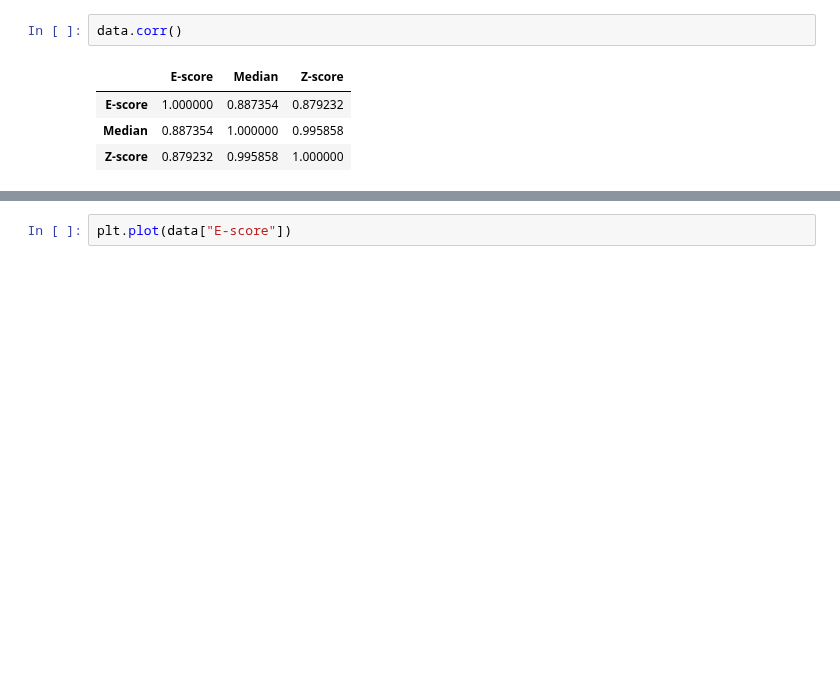
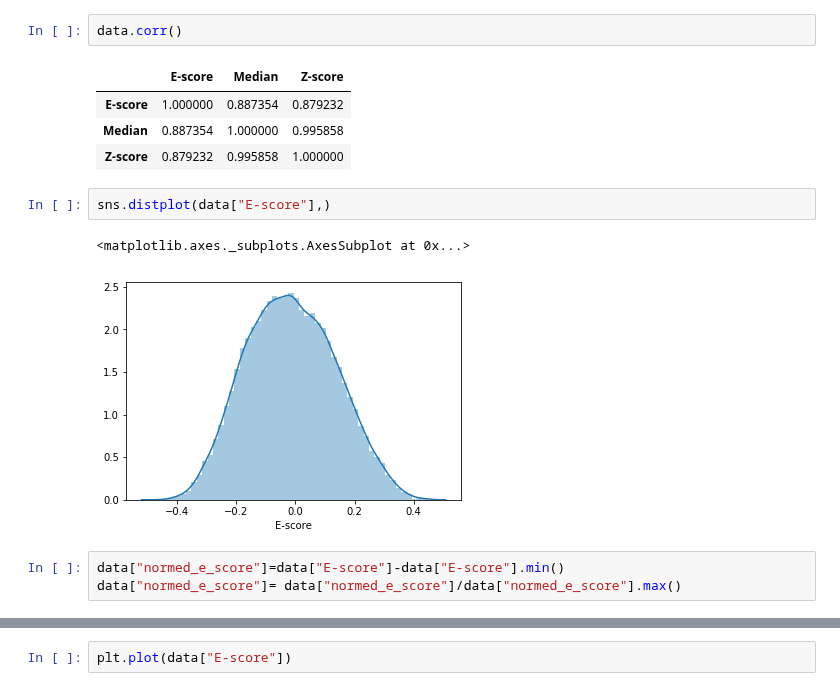
Before and after one commit to samsinai/FLEXS, a Jupyter notebook: notebooks/Analyze_TF_binding.ipynb, the cells around one changed output, grey strips where cells are left out. Cells and saved outputs as stored; diff of their text form; blank space fills up the shorter version.

```diff
--- a/notebooks/Analyze_TF_binding.ipynb
+++ b/notebooks/Analyze_TF_binding.ipynb
@@ -29,3 +34,11 @@ data.corr()
 | E-score | 1.000000 | 0.887354 | 0.879232 |
 | Median | 0.887354 | 1.000000 | 0.995858 |
 | Z-score | 0.879232 | 0.995858 | 1.000000 |
+# %%
+sns.distplot(data["E-score"],)
+# %% [output]
+<matplotlib.axes._subplots.AxesSubplot at 0x...>
+[figure, added]
+# %%
+data["normed_e_score"]=data["E-score"]-data["E-score"].min()
+data["normed_e_score"]= data["normed_e_score"]/data["normed_e_score"].max()
```
Also changed, not shown: parts of 7 cells of this notebook, 5 other files.
